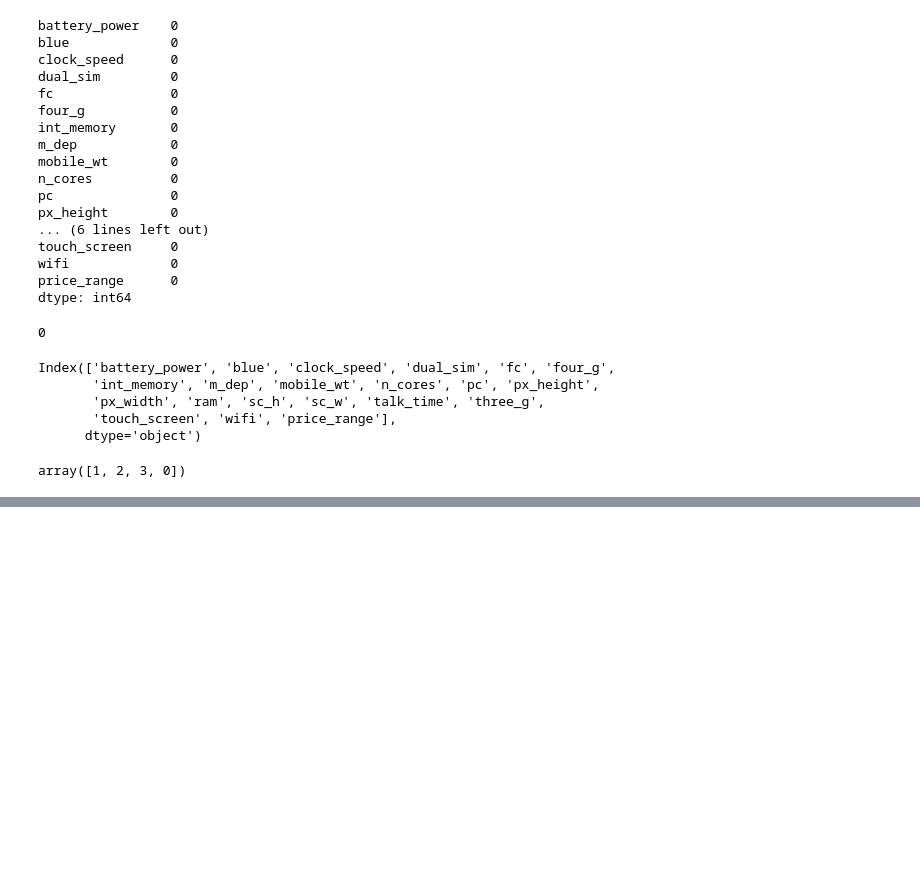
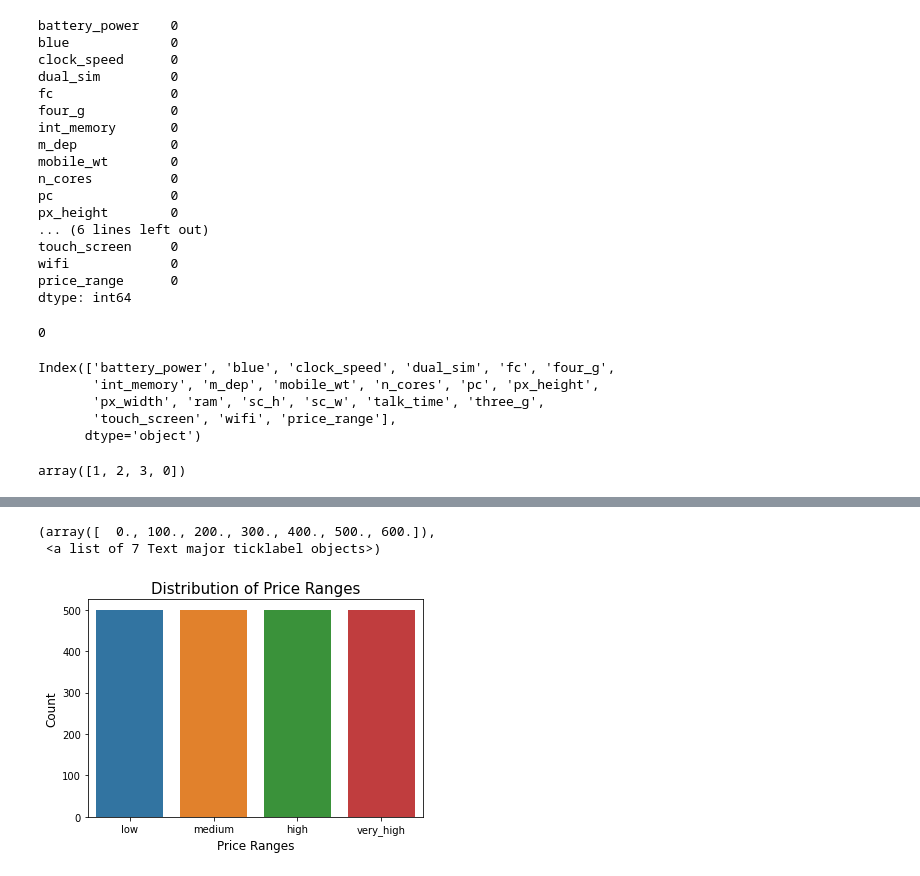
Before and after one commit to spandit98/Mobile-Price-Range-Prediction, a Jupyter notebook: Mobile_Price_Range_Prediction_Soumyadeep.ipynb, the cells around one changed output, grey strips where cells are left out. Cells and saved outputs as stored; diff of their text form; code cells hidden in the pictures; blank space fills up the shorter version.

```diff
--- a/Mobile_Price_Range_Prediction_Soumyadeep.ipynb
+++ b/Mobile_Price_Range_Prediction_Soumyadeep.ipynb
@@ -180,0 +180,11 @@ plt1.show()
+# %%
+sns.countplot(df["price_range"])
+plt1.title("Distribution of Price Ranges" , fontsize = 15)
+plt1.xlabel("Price Ranges" ,  fontsize = 12)
+plt1.ylabel("Count" , fontsize = 12)
+plt1.xticks(fontsize = 10 , labels= ["low" , "medium" , "high" , "very_high"] , ticks = [0,1,2,3])
+plt1.yticks(fontsize = 10)
+# %% [output]
+(array([  0., 100., 200., 300., 400., 500., 600.]),
+ <a list of 7 Text major ticklabel objects>)
+[figure, added]
```
Also changed, not shown: parts of 11 cells of this notebook.
